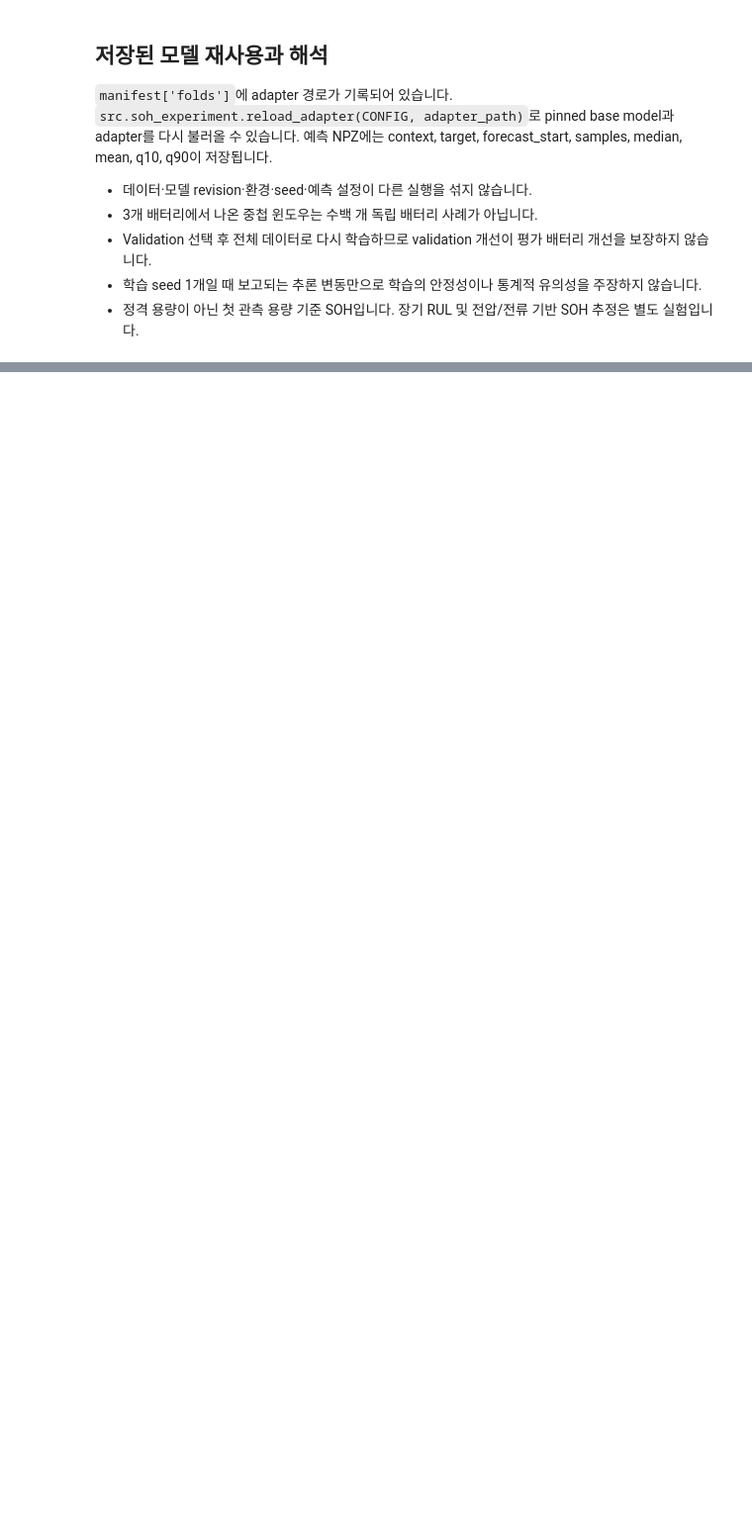
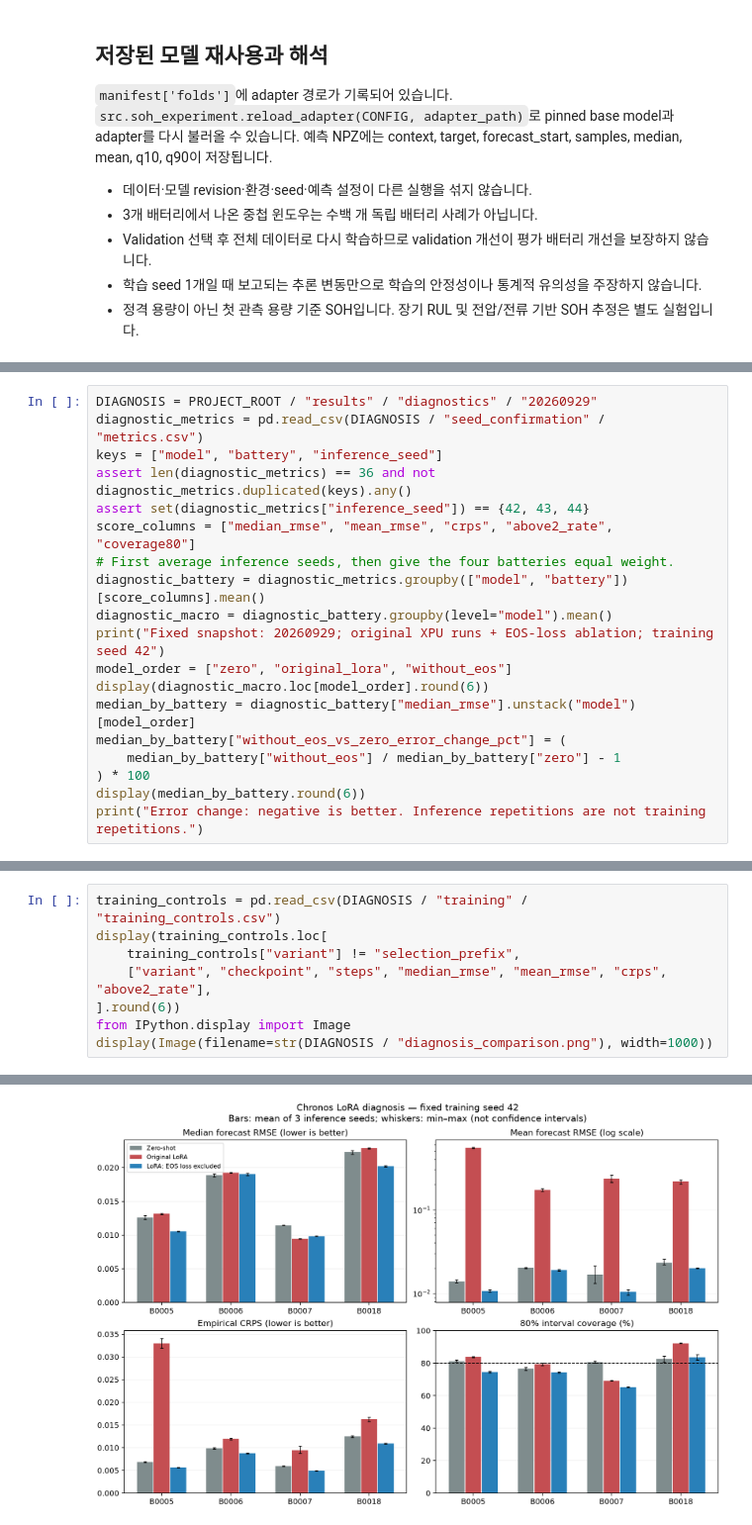
Before and after one commit to HongyeopYun/chronos-battery-soh, a Jupyter notebook: notebooks/03_chronos_lora_lobo.ipynb, the cells around one changed output, grey strips where cells are left out. Shown at 99% size. Saved outputs shown, nothing was run; the diff lists cells and outputs as text; blank space fills up the shorter version.

Commit message:
docs: wrap up zero-shot and LoRA notebooks for full fine-tuning comparison

```diff
--- a/notebooks/03_chronos_lora_lobo.ipynb
+++ b/notebooks/03_chronos_lora_lobo.ipynb
@@ -185,0 +196,19 @@ plt.show()
+# %%
+DIAGNOSIS = PROJECT_ROOT / "results" / "diagnostics" / "20260929"
+diagnostic_metrics = pd.read_csv(DIAGNOSIS / "seed_confirmation" / "metrics.csv")
+keys = ["model", "battery", "inference_seed"]
+assert len(diagnostic_metrics) == 36 and not diagnostic_metrics.duplicated(keys).any()
+assert set(diagnostic_metrics["inference_seed"]) == {42, 43, 44}
+score_columns = ["median_rmse", "mean_rmse", "crps", "above2_rate", "coverage80"]
+# First average inference seeds, then give the four batteries equal weight.
+diagnostic_battery = diagnostic_metrics.groupby(["model", "battery"])[score_columns].mean()
+diagnostic_macro = diagnostic_battery.groupby(level="model").mean()
+print("Fixed snapshot: 20260929; original XPU runs + EOS-loss ablation; training seed 42")
+model_order = ["zero", "original_lora", "without_eos"]
+display(diagnostic_macro.loc[model_order].round(6))
+median_by_battery = diagnostic_battery["median_rmse"].unstack("model")[model_order]
+median_by_battery["without_eos_vs_zero_error_change_pct"] = (
+    median_by_battery["without_eos"] / median_by_battery["zero"] - 1
+) * 100
+display(median_by_battery.round(6))
+print("Error change: negative is better. Inference repetitions are not training repetitions.")
@@ -185,0 +238,9 @@ plt.show()
+# %%
+training_controls = pd.read_csv(DIAGNOSIS / "training" / "training_controls.csv")
+display(training_controls.loc[
+    training_controls["variant"] != "selection_prefix",
+    ["variant", "checkpoint", "steps", "median_rmse", "mean_rmse", "crps", "above2_rate"],
+].round(6))
+from IPython.display import Image
+display(Image(filename=str(DIAGNOSIS / "diagnosis_comparison.png"), width=1000))
+# %% [output]
@@ -185,0 +252 @@ plt.show()
+[figure, added]
```
Also changed, not shown: parts of 7 cells of this notebook, 4 other files.
